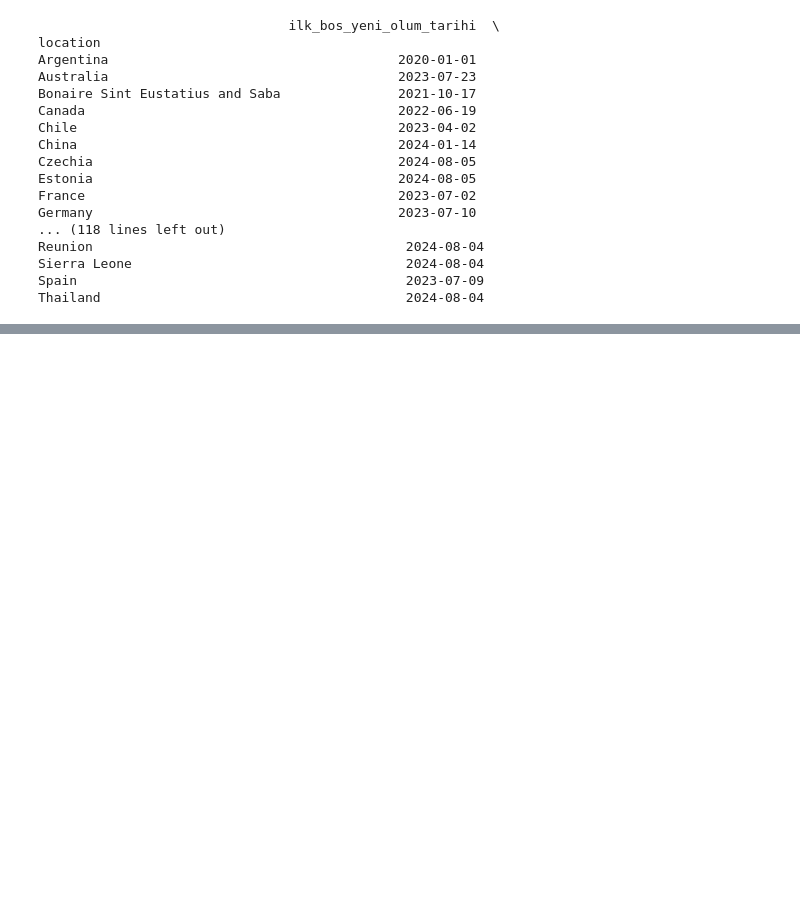
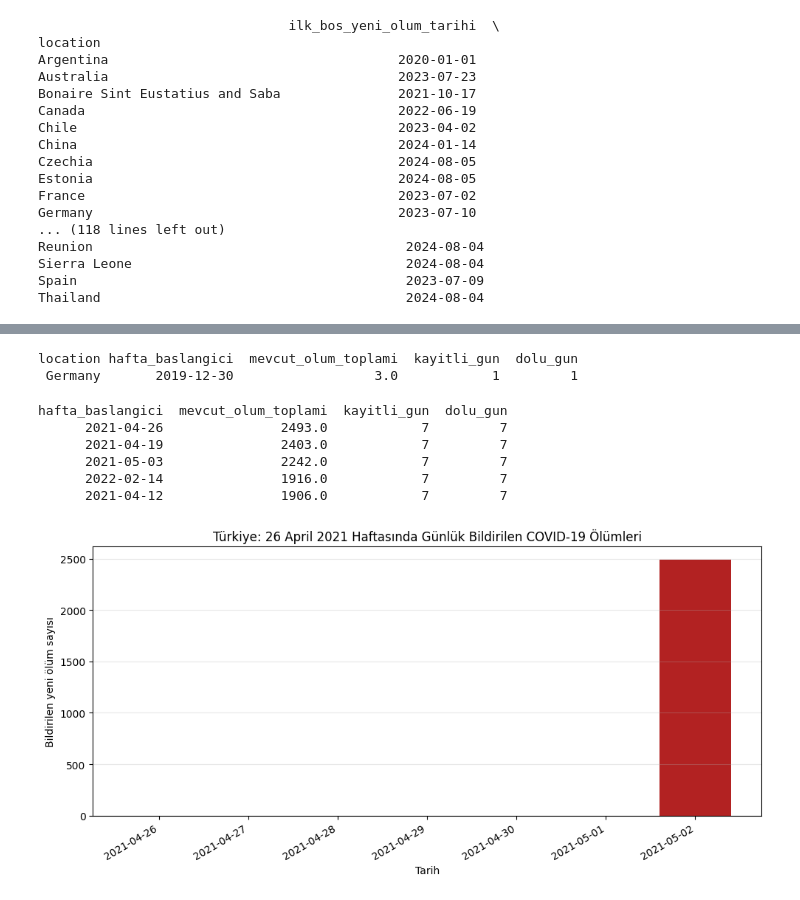
Before and after one commit to nazlican-engineer/CoronaVirusProject, a Jupyter notebook: covid_analysis.ipynb, the cells around one changed output, grey strips where cells are left out. Cells and saved outputs as stored; diff of their text form; code cells hidden in the pictures; blank space fills up the shorter version.

```diff
--- a/covid_analysis.ipynb
+++ b/covid_analysis.ipynb
@@ -2088,0 +2236,68 @@ Thailand                                       2024-08-04
+# %%
+incomplete_positive_death_weeks = weekly_deaths_preview.loc[
+    weekly_deaths_preview['dolu_gun'].between(1, 6)
+    & (weekly_deaths_preview['mevcut_olum_toplami'] > 0),
+    ['location', 'hafta_baslangici',
+     'mevcut_olum_toplami', 'kayitli_gun', 'dolu_gun']
+].sort_values('mevcut_olum_toplami', ascending=False)
+
+print(incomplete_positive_death_weeks.to_string(index=False))
+# %% [output]
+location hafta_baslangici  mevcut_olum_toplami  kayitli_gun  dolu_gun
+ Germany       2019-12-30                  3.0            1         1
+# %%
+turkey_full_death_weeks = (
+    weekly_deaths_preview.loc[
+        (weekly_deaths_preview['location'] == 'Turkey')
+        & (weekly_deaths_preview['dolu_gun'] == 7)
+    ]
+    .sort_values('mevcut_olum_toplami', ascending=False)
+)
+
+print(
+    turkey_full_death_weeks[
+        ['hafta_baslangici', 'mevcut_olum_toplami',
+         'kayitli_gun', 'dolu_gun']
+    ].head(5).to_string(index=False)
+)
+# %% [output]
+hafta_baslangici  mevcut_olum_toplami  kayitli_gun  dolu_gun
+      2021-04-26               2493.0            7         7
+      2021-04-19               2403.0            7         7
+      2021-05-03               2242.0            7         7
+      2022-02-14               1916.0            7         7
+      2021-04-12               1906.0            7         7
+# %%
+selected_death_week = turkey_full_death_weeks.iloc[0]
+
+selected_week_start = selected_death_week['hafta_baslangici']
+
+turkey_daily_death_example = daily_deaths.loc[
+    (daily_deaths['location'] == 'Turkey')
+    & (daily_deaths['hafta_baslangici'] == selected_week_start),
+    ['date', 'new_deaths']
+].sort_values('date')
+
+fig, ax = plt.subplots(figsize=(10, 5))
+
+ax.bar(
+    turkey_daily_death_example['date'],
+    turkey_daily_death_example['new_deaths'],
+    width=0.8,
+    color='firebrick'
+)
+
+ax.set_xticks(turkey_daily_death_example['date'])
+ax.set_title(
+    f"Türkiye: {selected_week_start:%d %B %Y} Haftasında "
+    "Günlük Bildirilen COVID-19 Ölümleri"
+)
+ax.set_xlabel('Tarih')
+ax.set_ylabel('Bildirilen yeni ölüm sayısı')
+ax.grid(axis='y', alpha=0.3)
+
+fig.autofmt_xdate()
+plt.tight_layout()
+plt.show()
+# %% [output]
+[figure, added]
```
Also changed, not shown: parts of 10 cells of this notebook.
